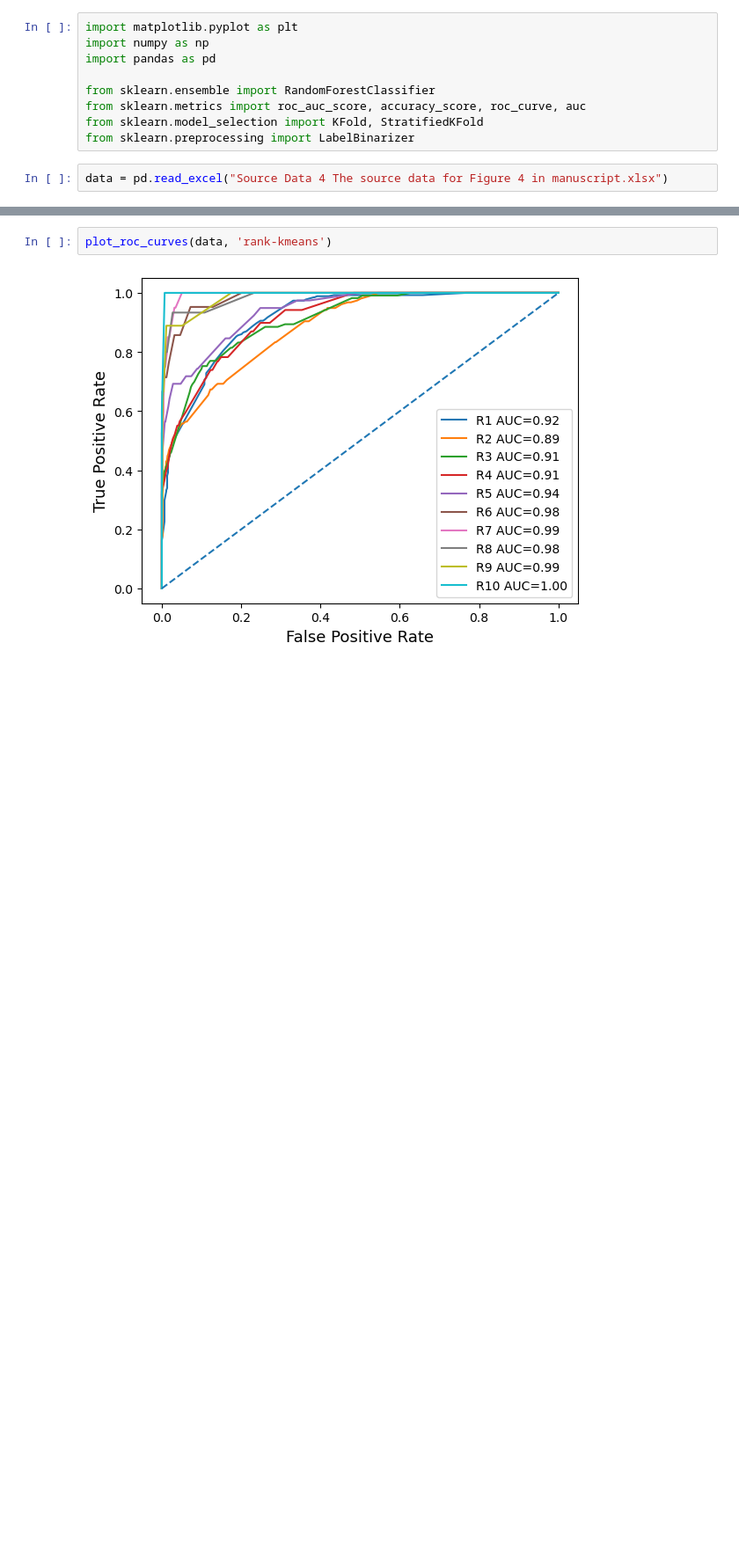
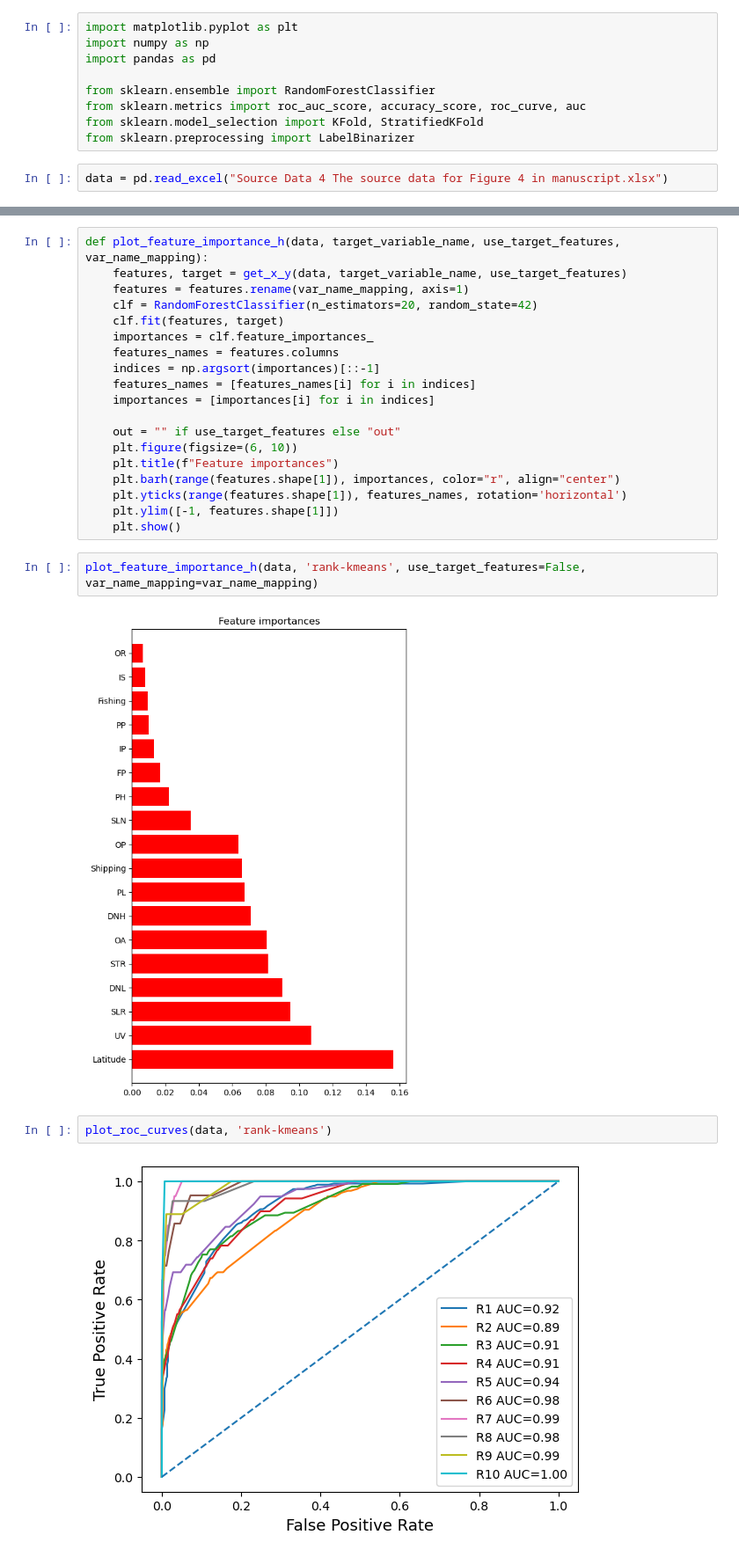
Before and after one commit to rafalkarczewski/MLinBioCourse, a Jupyter notebook: Random forest training.ipynb, the cells around one changed output, grey strips where cells are left out. Shown: that part at 88% size. Cells and saved outputs as stored; diff of their text form; blank space fills up the shorter version.

```diff
--- a/Random forest training.ipynb
+++ b/Random forest training.ipynb
@@ -147,3 +177,26 @@ plot_feature_importance(data, 'rank-kmeans', use_target_features=False)
+# %%
+def plot_feature_importance_h(data, target_variable_name, use_target_features, var_name_mapping):
+    features, target = get_x_y(data, target_variable_name, use_target_features)
+    features = features.rename(var_name_mapping, axis=1)
+    clf = RandomForestClassifier(n_estimators=20, random_state=42)
+    clf.fit(features, target)
+    importances = clf.feature_importances_
+    features_names = features.columns
+    indices = np.argsort(importances)[::-1]
+    features_names = [features_names[i] for i in indices]
+    importances = [importances[i] for i in indices]
+
+    out = "" if use_target_features else "out"
+    plt.figure(figsize=(6, 10))
+    plt.title(f"Feature importances")
+    plt.barh(range(features.shape[1]), importances, color="r", align="center")
+    plt.yticks(range(features.shape[1]), features_names, rotation='horizontal')
+    plt.ylim([-1, features.shape[1]])
+    plt.show()
+# %%
+plot_feature_importance_h(data, 'rank-kmeans', use_target_features=False, var_name_mapping=var_name_mapping)
+# %% [output]
+[figure, added]
 # %%
 plot_roc_curves(data, 'rank-kmeans')
 # %% [output]
```
Also changed, not shown: parts of 59 cells of this notebook.
